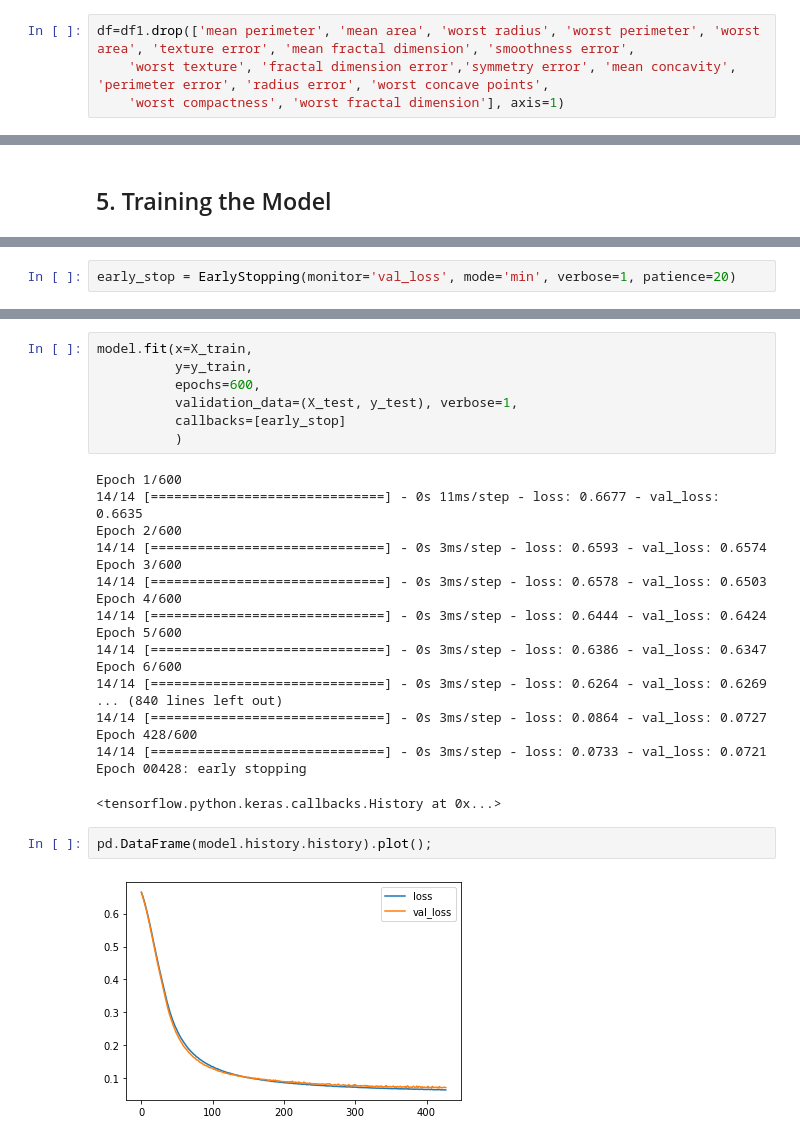
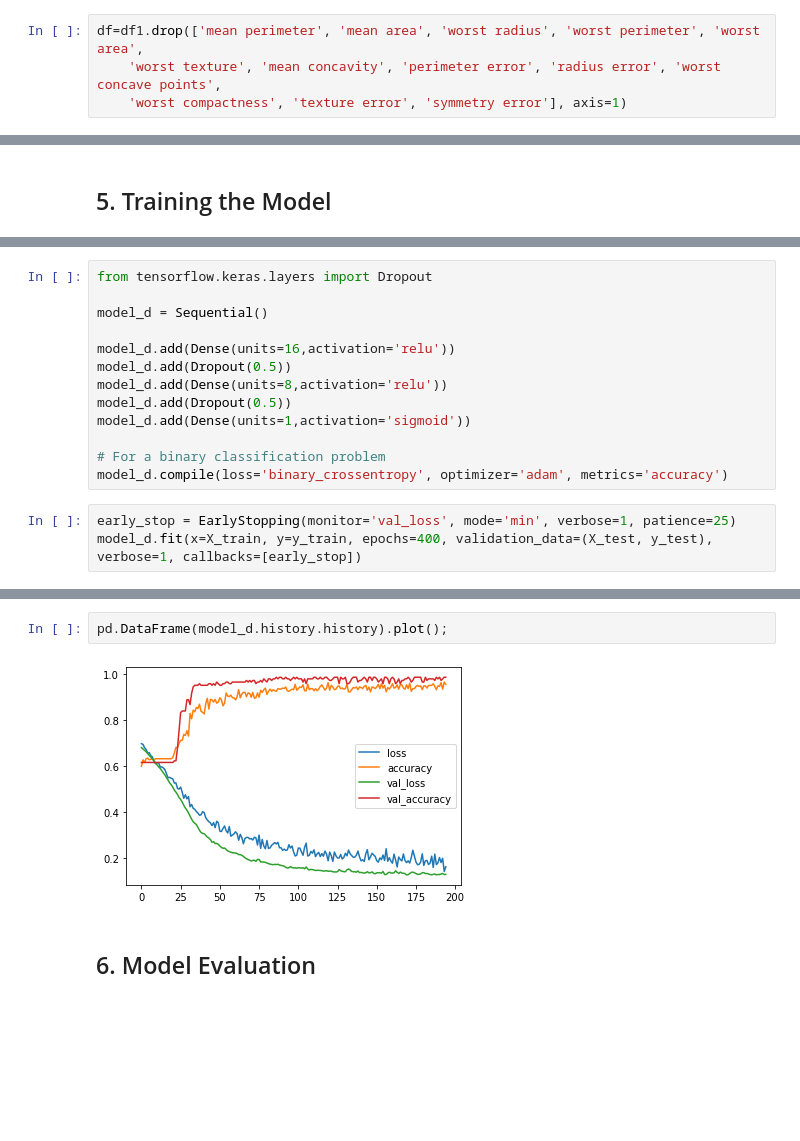
Before and after one commit to Asli0911/Deep-learning-Projects, a Jupyter notebook: Project2_Cancer_Classification.ipynb, the cells around one changed output, grey strips where cells are left out. Drawn from its saved outputs; the diff is of its cells as text; blank space fills up the shorter version.

```diff
--- a/Project2_Cancer_Classification.ipynb
+++ b/Project2_Cancer_Classification.ipynb
@@ -97,9 +161,9 @@ Index(['mean radius', 'mean texture', 'mean perimeter', 'mean area',
        'benign_0__mal_1'],
       dtype='object')
 # %%
-df=df1.drop(['mean perimeter', 'mean area', 'worst radius', 'worst perimeter', 'worst area', 'texture error', 'mean fractal dimension', 'smoothness error',
-    'worst texture', 'fractal dimension error','symmetry error', 'mean concavity', 'perimeter error', 'radius error', 'worst concave points',
-    'worst compactness', 'worst fractal dimension'], axis=1)
+df=df1.drop(['mean perimeter', 'mean area', 'worst radius', 'worst perimeter', 'worst area',
+    'worst texture', 'mean concavity', 'perimeter error', 'radius error', 'worst concave points',
+    'worst compactness', 'texture error', 'symmetry error'], axis=1)
 # %%
 df.head()
 # %% [output]
@@ -247,2 +313,16 @@ from tensorflow.keras.callbacks import EarlyStopping
+# %%
+from tensorflow.keras.layers import Dropout
+
+model_d = Sequential()
+
+model_d.add(Dense(units=16,activation='relu'))
+model_d.add(Dropout(0.5))
+model_d.add(Dense(units=8,activation='relu'))
+model_d.add(Dropout(0.5))
+model_d.add(Dense(units=1,activation='sigmoid'))
+
+# For a binary classification problem
+model_d.compile(loss='binary_crossentropy', optimizer='adam', metrics='accuracy')
 # %%
-early_stop = EarlyStopping(monitor='val_loss', mode='min', verbose=1, patience=20)
+early_stop = EarlyStopping(monitor='val_loss', mode='min', verbose=1, patience=25)
+model_d.fit(x=X_train, y=y_train, epochs=400, validation_data=(X_test, y_test), verbose=1, callbacks=[early_stop])
@@ -249,33 +348,9 @@ early_stop = EarlyStopping(monitor='val_loss', mode='min', verbose=1, patience=2
-# %%
-model.fit(x=X_train,
-          y=y_train,
-          epochs=600,
-          validation_data=(X_test, y_test), verbose=1,
-          callbacks=[early_stop]
-          )
-# %% [output]
-Epoch 1/600
-14/14 [==============================] - 0s 11ms/step - loss: 0.6677 - val_loss: 0.6635
-Epoch 2/600
-14/14 [==============================] - 0s 3ms/step - loss: 0.6593 - val_loss: 0.6574
-Epoch 3/600
-14/14 [==============================] - 0s 3ms/step - loss: 0.6578 - val_loss: 0.6503
-Epoch 4/600
-14/14 [==============================] - 0s 3ms/step - loss: 0.6444 - val_loss: 0.6424
-Epoch 5/600
-14/14 [==============================] - 0s 3ms/step - loss: 0.6386 - val_loss: 0.6347
-Epoch 6/600
-14/14 [==============================] - 0s 3ms/step - loss: 0.6264 - val_loss: 0.6269
-... (840 lines left out)
-14/14 [==============================] - 0s 3ms/step - loss: 0.0864 - val_loss: 0.0727
-Epoch 428/600
-14/14 [==============================] - 0s 3ms/step - loss: 0.0733 - val_loss: 0.0721
-Epoch 00428: early stopping
-<tensorflow.python.keras.callbacks.History at 0x...>
 # %%
-pd.DataFrame(model.history.history).plot();
+pd.DataFrame(model_d.history.history).plot();
 # %% [output]
-[figure, old version]
+[figure, new version]
+# %% [markdown]
+## 6. Model Evaluation
 # %%
 pred = model.predict_classes(X_test)
 
```
Also changed, not shown: parts of 28 cells of this notebook.
